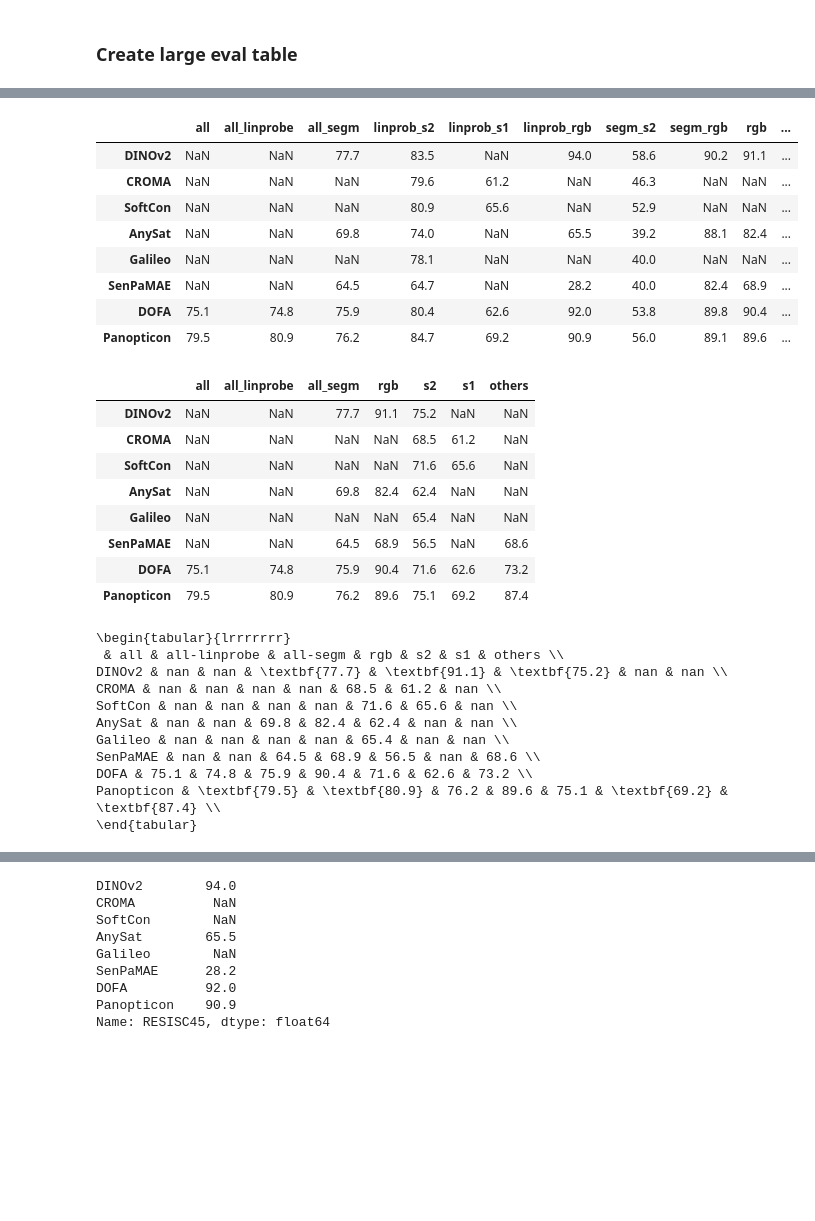
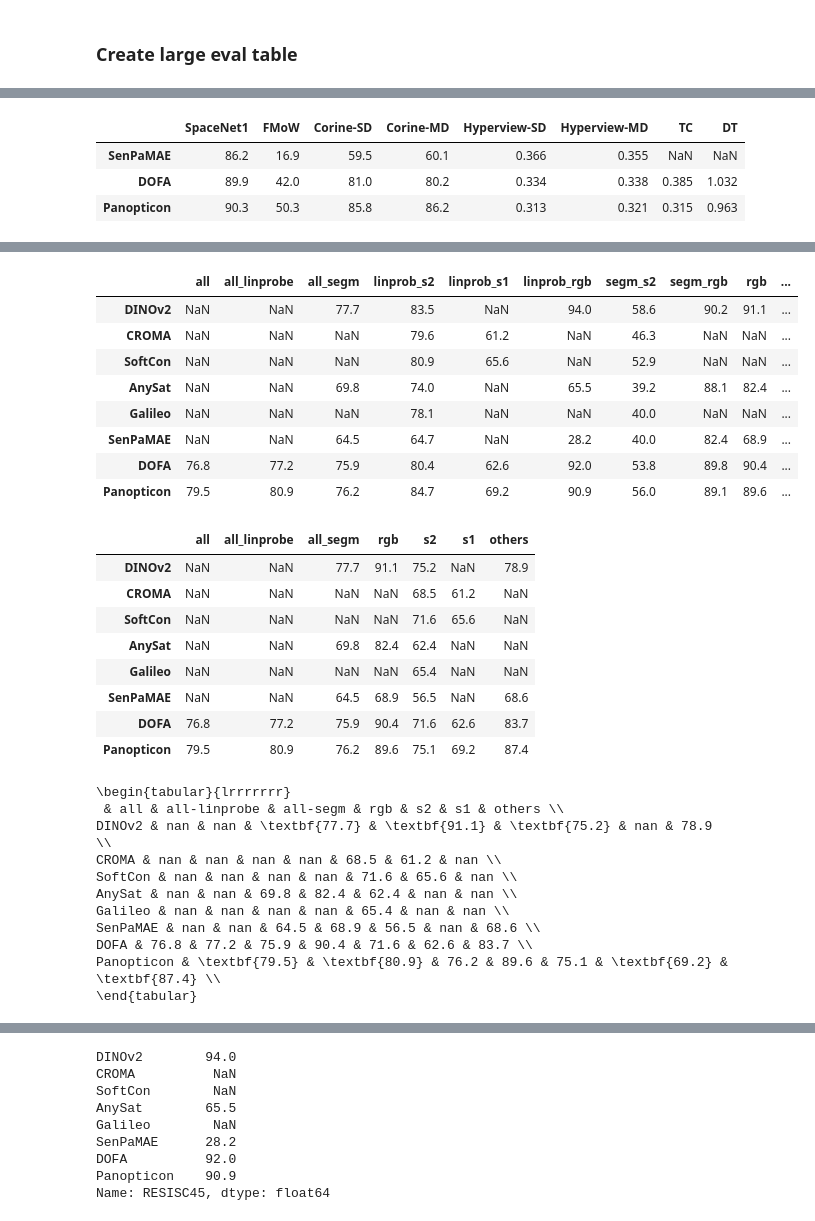
Before and after one commit to geobreeze/geobreeze, a Jupyter notebook: gb.ipynb, the cells around one changed output, grey strips where cells are left out. Drawn from its saved outputs; the diff is of its cells as text; code cells hidden in the pictures; blank space fills up the shorter version.

```diff
--- a/gb.ipynb
+++ b/gb.ipynb
@@ -683,9 +683,11 @@ def get_alldf():
     table2_df = pd.read_csv(p)
     table2_df = table2_df[['benv2-s2','benv2-s1','RESISC45']]
 
-    p = '/home/hk-project-pai00028/tum_mhj8661/code/table_generalization.csv'
+    # p = '/home/hk-project-pai00028/tum_mhj8661/code/table_generalization.csv'
+    p = '/home/hk-project-pai00028/tum_mhj8661/code/table_generalization_v2_corine_corrected.csv'
     generalization_df = pd.read_csv(p)
     generalization_df = generalization_df.drop(index=['DINOv2-PE','Croma-PE','Softcon-PE','Anysat-PE',])
+    display(generalization_df)
 
     p = '/home/hk-project-pai00028/tum_mhj8661/code/gb_cls.csv'
     gb_cls = pd.read_csv(p)
@@ -785,10 +791,26 @@ def merge(cols=['m-so2sat-s1', 'eurosat-sar']):
     all_df = get_alldf()
     new_df = get_newdf()
     new_results = new_df[cols]
+    print(all_df.shape)
+    print(new_results.shape)
 
-    return pd.concat([all_df, new_results], axis=1)
+    out = pd.concat([all_df, new_results], axis=1)
+    print(out.shape)
+    return out
 
 all_df = merge()
+
+dinov2_new_vals = {
+    'Corine-SD': 73.1,
+    'Corine-MD': 73.2,
+    'Hyperview-MD': 33.5,
+    'Hyperview-SD': 34.0,
+    'SpaceNet1': 90.5,
+    'FMoW': 47.0,
+}
+
+for k, v in dinov2_new_vals.items():
+    all_df.loc['DINOv2', k] = v
 
 p = '/home/hk-project-pai00028/tum_mhj8661/code/tasks.yaml'
 with open(p) as f:
@@ -831,3 +853,7 @@ display(printdf)
 printdf.columns = [c.replace('_','-') for c in printdf.columns]
 print(printdf.round(1).style.format(precision=1).highlight_max(axis=0, props='textbf:--rwrap;').to_latex())
 # %% [output]
+|  | SpaceNet1 | FMoW | Corine-SD | Corine-MD | Hyperview-SD | Hyperview-MD | TC | DT |
+| SenPaMAE | 86.2 | 16.9 | 59.5 | 60.1 | 0.366 | 0.355 | NaN | NaN |
+| DOFA | 89.9 | 42.0 | 81.0 | 80.2 | 0.334 | 0.338 | 0.385 | 1.032 |
+| Panopticon | 90.3 | 50.3 | 85.8 | 86.2 | 0.313 | 0.321 | 0.315 | 0.963 |
@@ -851,29 +877,29 @@ GROUP  s1
-|  | all | all_linprobe | all_segm | linprob_s2 | linprob_s1 | linprob_rgb | segm_s2 | segm_rgb | rgb | ... |
-| DINOv2 | NaN | NaN | 77.7 | 83.5 | NaN | 94.0 | 58.6 | 90.2 | 91.1 | ... |
-| CROMA | NaN | NaN | NaN | 79.6 | 61.2 | NaN | 46.3 | NaN | NaN | ... |
-| SoftCon | NaN | NaN | NaN | 80.9 | 65.6 | NaN | 52.9 | NaN | NaN | ... |
-| AnySat | NaN | NaN | 69.8 | 74.0 | NaN | 65.5 | 39.2 | 88.1 | 82.4 | ... |
-| Galileo | NaN | NaN | NaN | 78.1 | NaN | NaN | 40.0 | NaN | NaN | ... |
-| SenPaMAE | NaN | NaN | 64.5 | 64.7 | NaN | 28.2 | 40.0 | 82.4 | 68.9 | ... |
-| DOFA | 75.1 | 74.8 | 75.9 | 80.4 | 62.6 | 92.0 | 53.8 | 89.8 | 90.4 | ... |
-| Panopticon | 79.5 | 80.9 | 76.2 | 84.7 | 69.2 | 90.9 | 56.0 | 89.1 | 89.6 | ... |
-|  | all | all_linprobe | all_segm | rgb | s2 | s1 | others |
-| DINOv2 | NaN | NaN | 77.7 | 91.1 | 75.2 | NaN | NaN |
-| CROMA | NaN | NaN | NaN | NaN | 68.5 | 61.2 | NaN |
-| SoftCon | NaN | NaN | NaN | NaN | 71.6 | 65.6 | NaN |
-| AnySat | NaN | NaN | 69.8 | 82.4 | 62.4 | NaN | NaN |
-| Galileo | NaN | NaN | NaN | NaN | 65.4 | NaN | NaN |
-| SenPaMAE | NaN | NaN | 64.5 | 68.9 | 56.5 | NaN | 68.6 |
-| DOFA | 75.1 | 74.8 | 75.9 | 90.4 | 71.6 | 62.6 | 73.2 |
-| Panopticon | 79.5 | 80.9 | 76.2 | 89.6 | 75.1 | 69.2 | 87.4 |
+|  | all | all_linprobe | all_segm | linprob_s2 | linprob_s1 | linprob_rgb | segm_s2 | segm_rgb | rgb | ... |
+| DINOv2 | NaN | NaN | 77.7 | 83.5 | NaN | 94.0 | 58.6 | 90.2 | 91.1 | ... |
+| CROMA | NaN | NaN | NaN | 79.6 | 61.2 | NaN | 46.3 | NaN | NaN | ... |
+| SoftCon | NaN | NaN | NaN | 80.9 | 65.6 | NaN | 52.9 | NaN | NaN | ... |
+| AnySat | NaN | NaN | 69.8 | 74.0 | NaN | 65.5 | 39.2 | 88.1 | 82.4 | ... |
+| Galileo | NaN | NaN | NaN | 78.1 | NaN | NaN | 40.0 | NaN | NaN | ... |
+| SenPaMAE | NaN | NaN | 64.5 | 64.7 | NaN | 28.2 | 40.0 | 82.4 | 68.9 | ... |
+| DOFA | 76.8 | 77.2 | 75.9 | 80.4 | 62.6 | 92.0 | 53.8 | 89.8 | 90.4 | ... |
+| Panopticon | 79.5 | 80.9 | 76.2 | 84.7 | 69.2 | 90.9 | 56.0 | 89.1 | 89.6 | ... |
+|  | all | all_linprobe | all_segm | rgb | s2 | s1 | others |
+| DINOv2 | NaN | NaN | 77.7 | 91.1 | 75.2 | NaN | 78.9 |
+| CROMA | NaN | NaN | NaN | NaN | 68.5 | 61.2 | NaN |
+| SoftCon | NaN | NaN | NaN | NaN | 71.6 | 65.6 | NaN |
+| AnySat | NaN | NaN | 69.8 | 82.4 | 62.4 | NaN | NaN |
+| Galileo | NaN | NaN | NaN | NaN | 65.4 | NaN | NaN |
+| SenPaMAE | NaN | NaN | 64.5 | 68.9 | 56.5 | NaN | 68.6 |
+| DOFA | 76.8 | 77.2 | 75.9 | 90.4 | 71.6 | 62.6 | 83.7 |
+| Panopticon | 79.5 | 80.9 | 76.2 | 89.6 | 75.1 | 69.2 | 87.4 |
 \begin{tabular}{lrrrrrrr}
  & all & all-linprobe & all-segm & rgb & s2 & s1 & others \\
-DINOv2 & nan & nan & \textbf{77.7} & \textbf{91.1} & \textbf{75.2} & nan & nan \\
+DINOv2 & nan & nan & \textbf{77.7} & \textbf{91.1} & \textbf{75.2} & nan & 78.9 \\
 CROMA & nan & nan & nan & nan & 68.5 & 61.2 & nan \\
 SoftCon & nan & nan & nan & nan & 71.6 & 65.6 & nan \\
 AnySat & nan & nan & 69.8 & 82.4 & 62.4 & nan & nan \\
 Galileo & nan & nan & nan & nan & 65.4 & nan & nan \\
 SenPaMAE & nan & nan & 64.5 & 68.9 & 56.5 & nan & 68.6 \\
-DOFA & 75.1 & 74.8 & 75.9 & 90.4 & 71.6 & 62.6 & 73.2 \\
+DOFA & 76.8 & 77.2 & 75.9 & 90.4 & 71.6 & 62.6 & 83.7 \\
 Panopticon & \textbf{79.5} & \textbf{80.9} & 76.2 & 89.6 & 75.1 & \textbf{69.2} & \textbf{87.4} \\
 \end{tabular}
```
Also changed, not shown: parts of 13 cells of this notebook, 17 other files.
